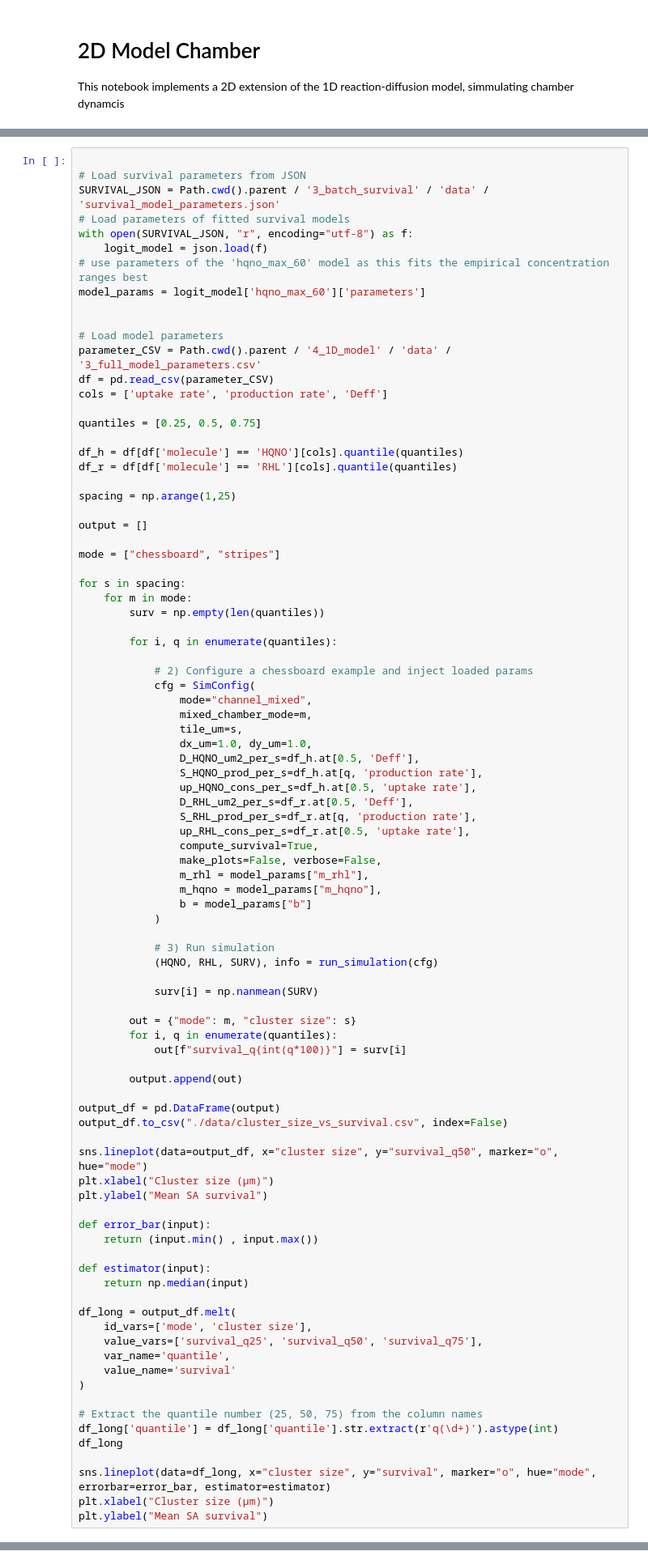
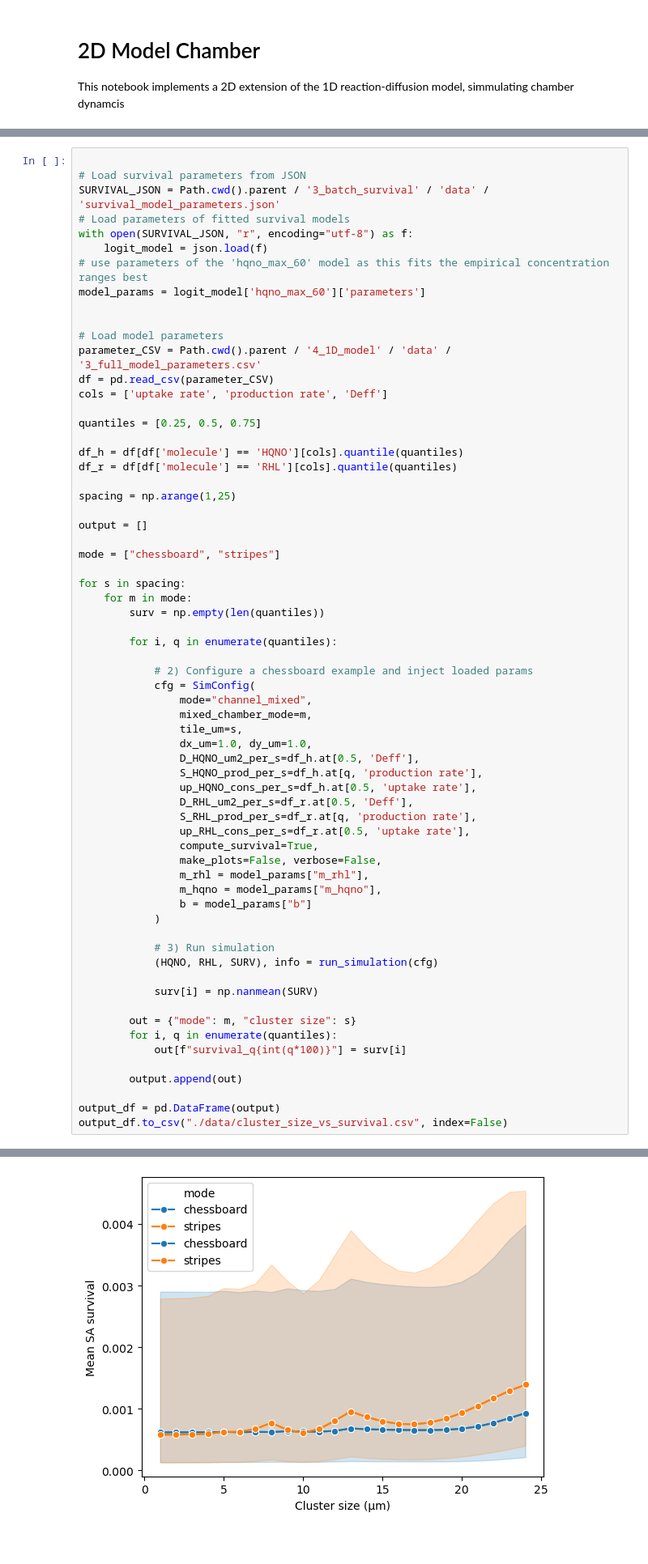
Before and after one commit to simonvanvliet/SpatialToleranceModel, a Jupyter notebook: 5_2D_model/1_2d_model_chamber.ipynb, the cells around one changed output, grey strips where cells are left out. Shown at 81% size. Saved outputs shown, nothing was run; the diff lists cells and outputs as text; blank space fills up the shorter version.

```diff
--- a/5_2D_model/1_2d_model_chamber.ipynb
+++ b/5_2D_model/1_2d_model_chamber.ipynb
@@ -634,28 +634,4 @@ for s in spacing:
 
 output_df = pd.DataFrame(output)
 output_df.to_csv("./data/cluster_size_vs_survival.csv", index=False)
-
-sns.lineplot(data=output_df, x="cluster size", y="survival_q50", marker="o", hue="mode")
-plt.xlabel("Cluster size (μm)")
-plt.ylabel("Mean SA survival")
-
-def error_bar(input):
-    return (input.min() , input.max())
-
-def estimator(input):
-    return np.median(input)
-
-df_long = output_df.melt(
-    id_vars=['mode', 'cluster size'],
-    value_vars=['survival_q25', 'survival_q50', 'survival_q75'],
-    var_name='quantile',
-    value_name='survival'
-)
-
-# Extract the quantile number (25, 50, 75) from the column names
-df_long['quantile'] = df_long['quantile'].str.extract(r'q(\d+)').astype(int)
-df_long
-
-sns.lineplot(data=df_long, x="cluster size", y="survival", marker="o", hue="mode", errorbar=error_bar, estimator=estimator)
-plt.xlabel("Cluster size (μm)")
-plt.ylabel("Mean SA survival")
+# %% [output]
@@ -661,0 +639 @@ plt.ylabel("Mean SA survival")
+[figure, added]
```
Also changed, not shown: parts of 2 cells of this notebook, 3 other files.
